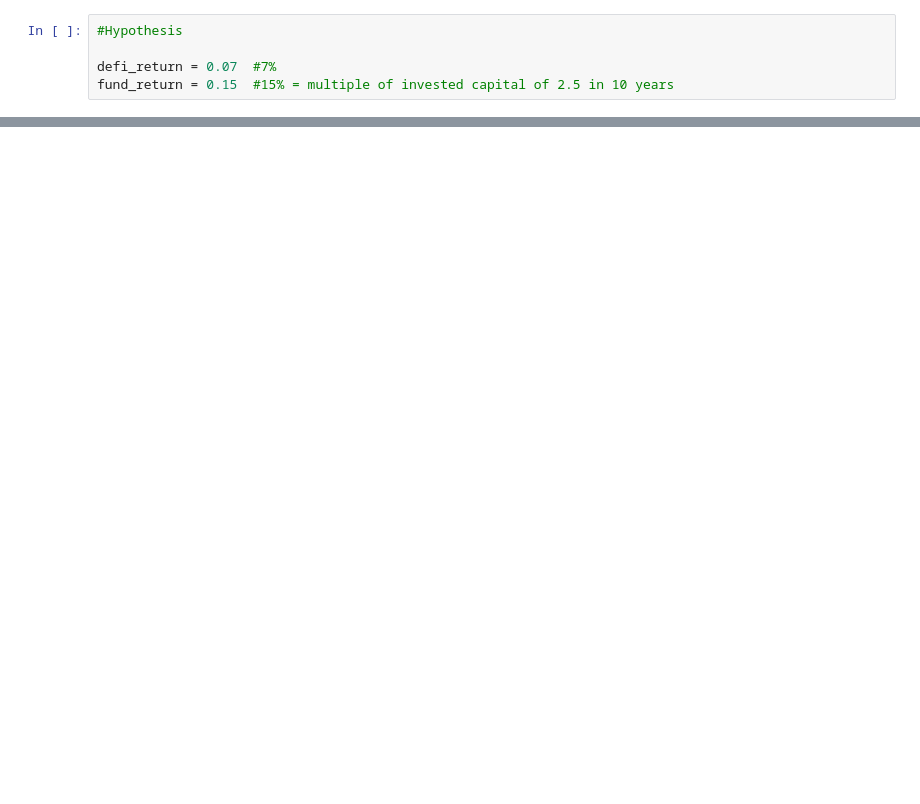
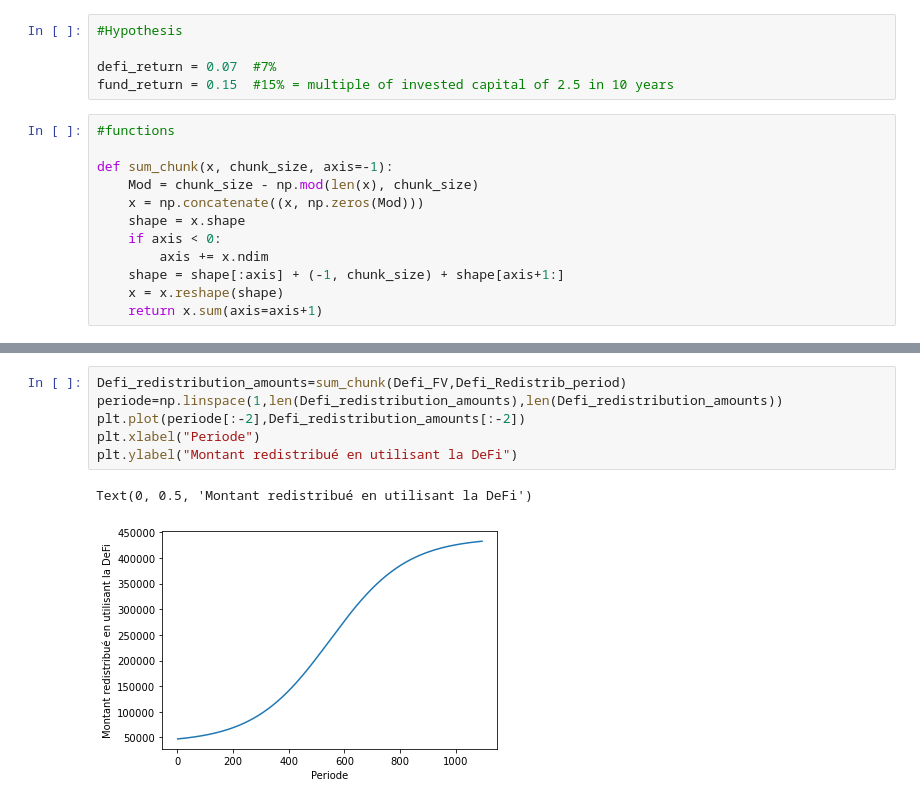
Before and after one commit to lthiet/DigitalMincome, a Jupyter notebook: Digital_mincome.ipynb, the cells around one changed output, grey strips where cells are left out. Saved outputs shown, nothing was run; the diff lists cells and outputs as text; blank space fills up the shorter version.

```diff
--- a/Digital_mincome.ipynb
+++ b/Digital_mincome.ipynb
@@ -24,3 +28,15 @@ Defi_prop=0.5       #50%
 
 defi_return = 0.07  #7%
 fund_return = 0.15  #15% = multiple of invested capital of 2.5 in 10 years
+# %%
+#functions
+
+def sum_chunk(x, chunk_size, axis=-1):
+    Mod = chunk_size - np.mod(len(x), chunk_size)
+    x = np.concatenate((x, np.zeros(Mod)))
+    shape = x.shape
+    if axis < 0:
+        axis += x.ndim
+    shape = shape[:axis] + (-1, chunk_size) + shape[axis+1:]
+    x = x.reshape(shape)
+    return x.sum(axis=axis+1)
@@ -51,0 +82,9 @@ defi_return_amount=Defi_inv*defi_return/365
+# %%
+Defi_redistribution_amounts=sum_chunk(Defi_FV,Defi_Redistrib_period)
+periode=np.linspace(1,len(Defi_redistribution_amounts),len(Defi_redistribution_amounts))
+plt.plot(periode[:-2],Defi_redistribution_amounts[:-2])
+plt.xlabel("Periode")
+plt.ylabel("Montant redistribué en utilisant la DeFi")
+# %% [output]
+Text(0, 0.5, 'Montant redistribué en utilisant la DeFi')
+[figure, added]
```
Also changed, not shown: parts of 17 cells of this notebook, 10 other files.
